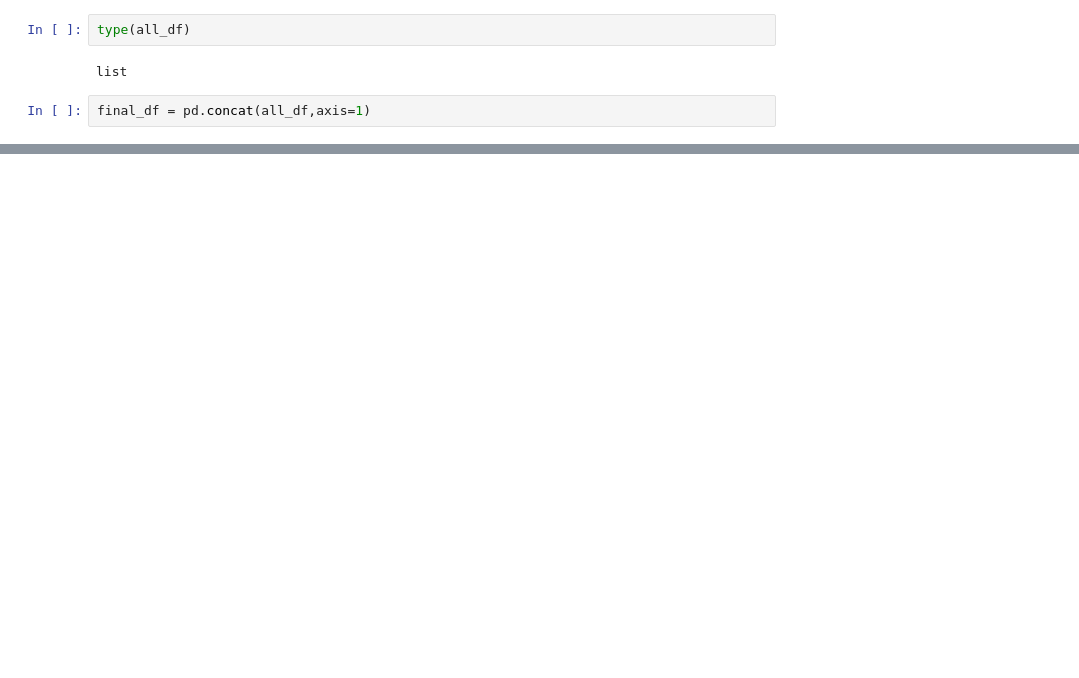
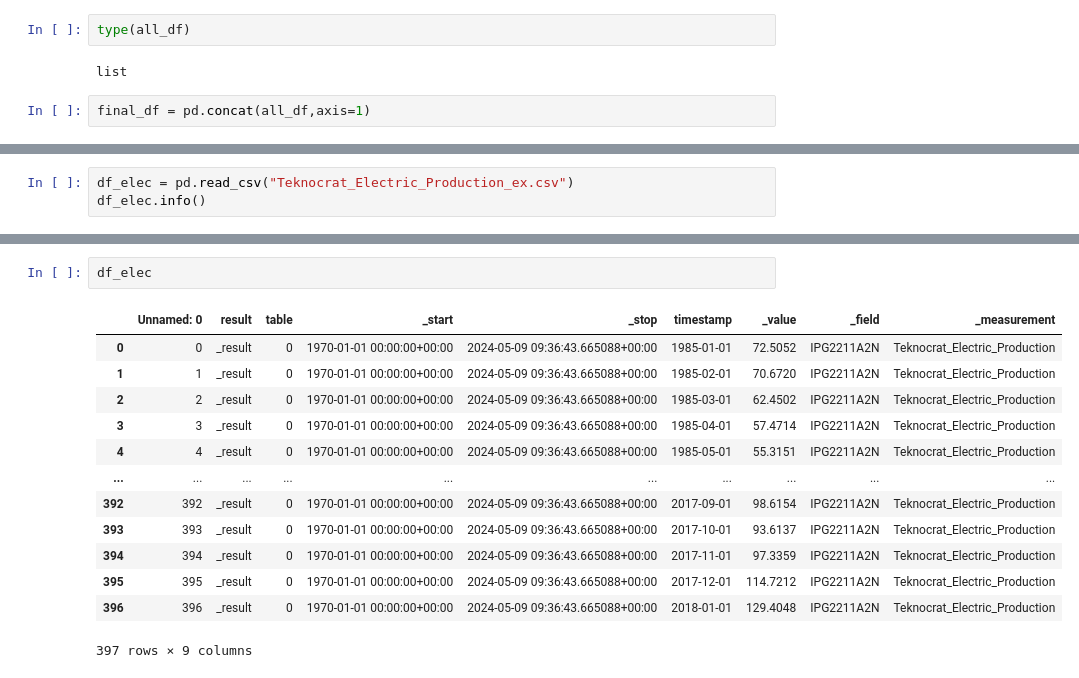
Before and after one commit to Teknocrat-Consulting/Time-series-models, a Jupyter notebook: Influx_DB/streamlit_doc.ipynb, the cells around one changed output, grey strips where cells are left out. Cells and saved outputs as stored; diff of their text form; blank space fills up the shorter version.

```diff
--- a/Influx_DB/streamlit_doc.ipynb
+++ b/Influx_DB/streamlit_doc.ipynb
@@ -762,0 +785,3 @@ final_df
+# %%
+df_elec = pd.read_csv("Teknocrat_Electric_Production_ex.csv")
+df_elec.info()
@@ -762,0 +859,16 @@ final_df
+# %%
+df_elec
+# %% [output]
+|  | Unnamed: 0 | result | table | _start | _stop | timestamp | _value | _field | _measurement |
+| 0 | 0 | _result | 0 | 1970-01-01 00:00:00+00:00 | 2024-05-09 09:36:43.665088+00:00 | 1985-01-01 | 72.5052 | IPG2211A2N | Teknocrat_Electric_Production |
+| 1 | 1 | _result | 0 | 1970-01-01 00:00:00+00:00 | 2024-05-09 09:36:43.665088+00:00 | 1985-02-01 | 70.6720 | IPG2211A2N | Teknocrat_Electric_Production |
+| 2 | 2 | _result | 0 | 1970-01-01 00:00:00+00:00 | 2024-05-09 09:36:43.665088+00:00 | 1985-03-01 | 62.4502 | IPG2211A2N | Teknocrat_Electric_Production |
+| 3 | 3 | _result | 0 | 1970-01-01 00:00:00+00:00 | 2024-05-09 09:36:43.665088+00:00 | 1985-04-01 | 57.4714 | IPG2211A2N | Teknocrat_Electric_Production |
+| 4 | 4 | _result | 0 | 1970-01-01 00:00:00+00:00 | 2024-05-09 09:36:43.665088+00:00 | 1985-05-01 | 55.3151 | IPG2211A2N | Teknocrat_Electric_Production |
+| ... | ... | ... | ... | ... | ... | ... | ... | ... | ... |
+| 392 | 392 | _result | 0 | 1970-01-01 00:00:00+00:00 | 2024-05-09 09:36:43.665088+00:00 | 2017-09-01 | 98.6154 | IPG2211A2N | Teknocrat_Electric_Production |
+| 393 | 393 | _result | 0 | 1970-01-01 00:00:00+00:00 | 2024-05-09 09:36:43.665088+00:00 | 2017-10-01 | 93.6137 | IPG2211A2N | Teknocrat_Electric_Production |
+| 394 | 394 | _result | 0 | 1970-01-01 00:00:00+00:00 | 2024-05-09 09:36:43.665088+00:00 | 2017-11-01 | 97.3359 | IPG2211A2N | Teknocrat_Electric_Production |
+| 395 | 395 | _result | 0 | 1970-01-01 00:00:00+00:00 | 2024-05-09 09:36:43.665088+00:00 | 2017-12-01 | 114.7212 | IPG2211A2N | Teknocrat_Electric_Production |
+| 396 | 396 | _result | 0 | 1970-01-01 00:00:00+00:00 | 2024-05-09 09:36:43.665088+00:00 | 2018-01-01 | 129.4048 | IPG2211A2N | Teknocrat_Electric_Production |
+397 rows × 9 columns
```
Also changed, not shown: parts of 9 cells of this notebook, 5 other files.
